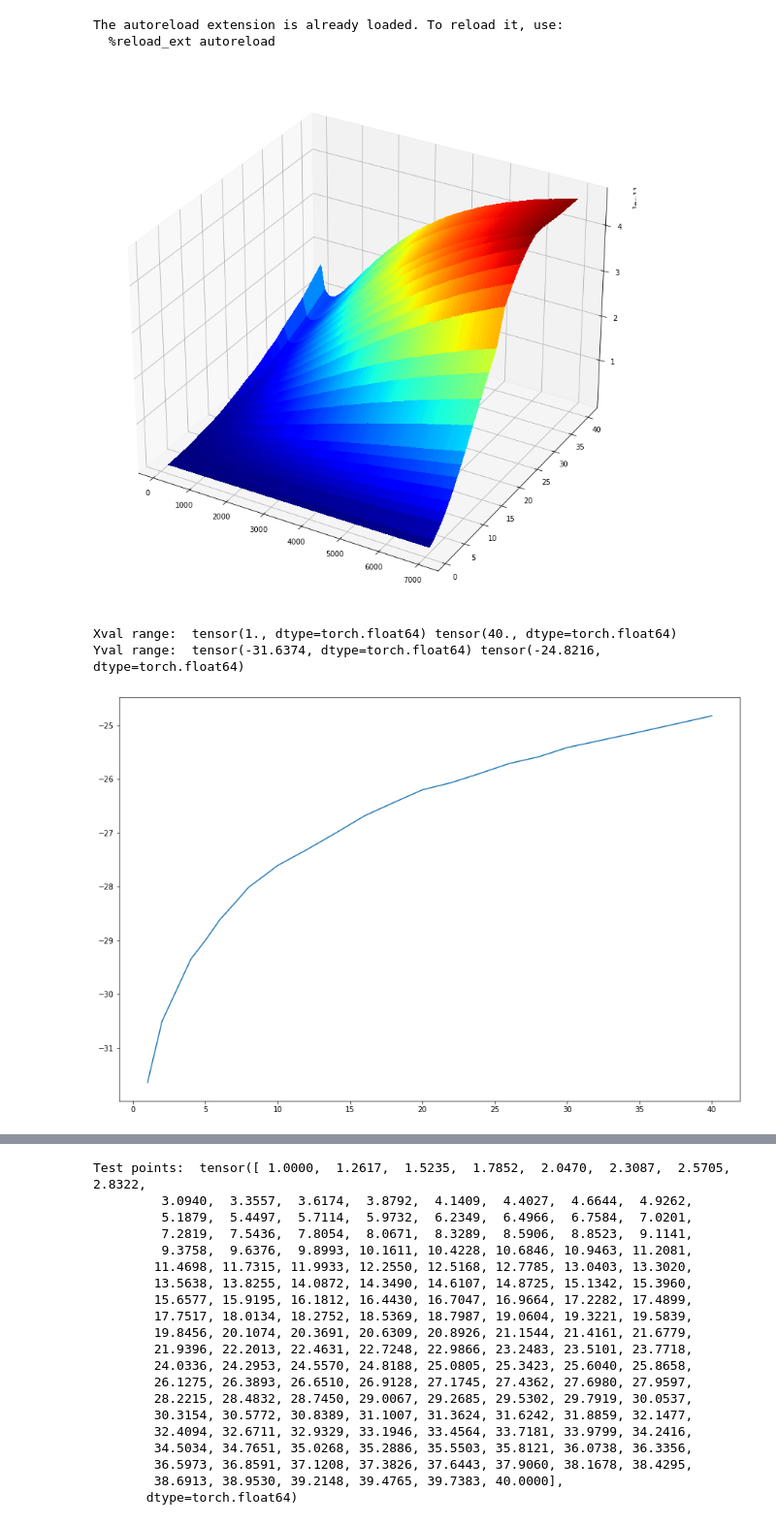
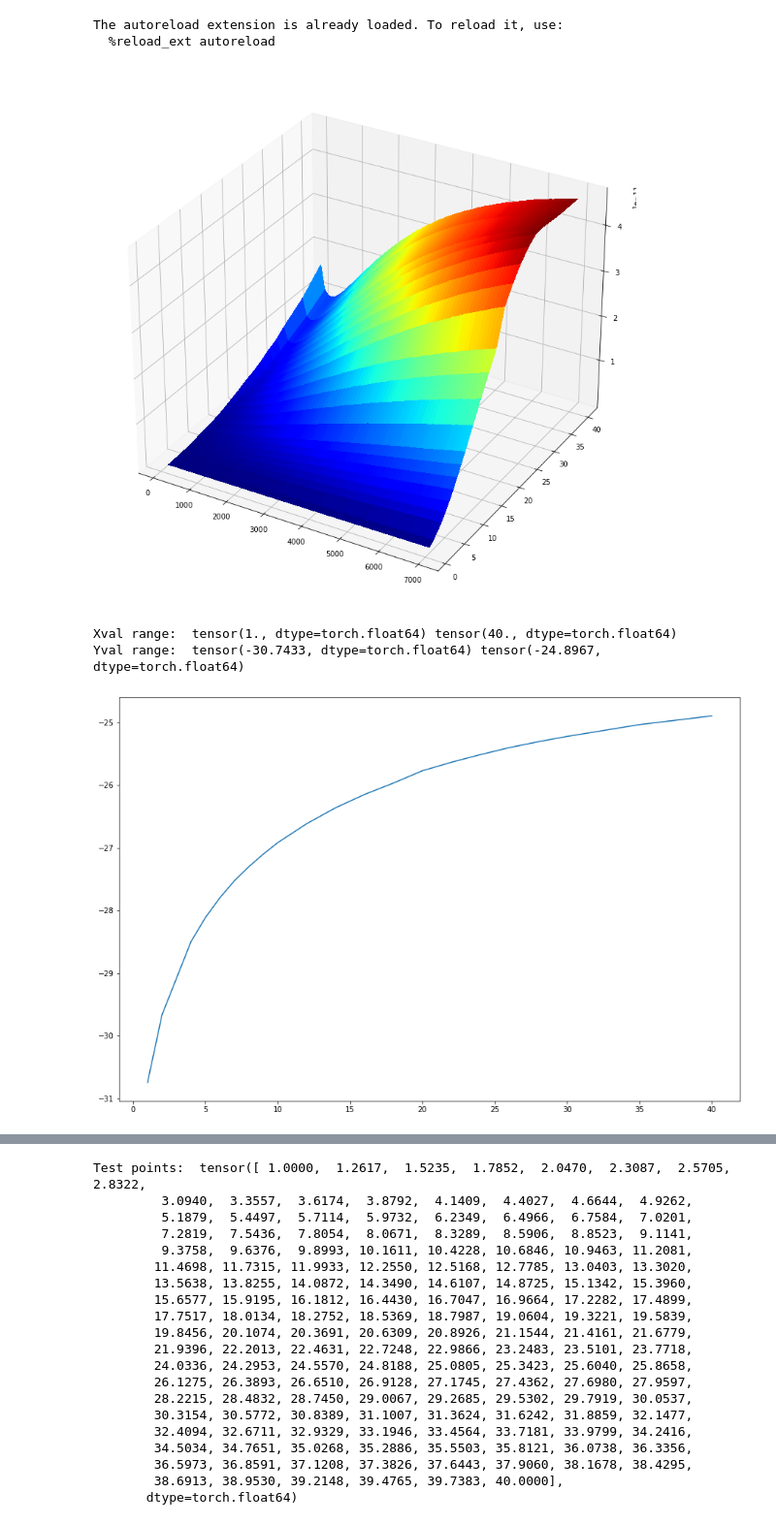
Before and after one commit to lstorchi/CurveFittingML, a Jupyter notebook: fittingviaGP.ipynb, the cells around one changed output, grey strips where cells are left out. Shown at 97% size. Saved outputs shown, nothing was run; the diff lists cells and outputs as text; code cells hidden in the pictures.

```diff
--- a/fittingviaGP.ipynb
+++ b/fittingviaGP.ipynb
@@ -98,33 +98,34 @@ plotfull3dcurve (df, vib_values, temp_values)
 
 train_x = torch.linspace(0, 1, len(vib_values), dtype=torch.float64)
 train_y = torch.linspace(0, 1, len(vib_values), dtype=torch.float64)
-
-selectedtemp = temp_values[0]
-
-for idx in range(len(vib_values)):
-    train_x[idx] = vib_values[idx]
-
-    yval = df[selectedtemp].values[idx]
-    #usinh log sdcale
-    yval = math.log(yval)
-    train_y[idx] = yval
-
-minx = torch.min(train_x)
-maxx = torch.max(train_x)
-print("Xval range: ", minx, maxx)
-
-miny = torch.min(train_y)
-maxy = torch.max(train_y)
-print("Yval range: ", miny, maxy)
-
-plt.plot(train_x.numpy(), train_y.numpy())
-plt.gcf().set_size_inches(15, 10)
-plt.show()
 # %% [output]
 [figure]
-Xval range:  tensor(1., dtype=torch.float64) tensor(40., dtype=torch.float64)
-Yval range:  tensor(-31.6374, dtype=torch.float64) tensor(-24.8216, dtype=torch.float64)
-[figure, removed]
+# %%
+selectedtemp = temp_values[10]
+
+for idx in range(len(vib_values)):
+    train_x[idx] = vib_values[idx]
+
+    yval = df[selectedtemp].values[idx]
+    #usinh log sdcale
+    yval = math.log(yval)
+    train_y[idx] = yval
+
+minx = torch.min(train_x)
+maxx = torch.max(train_x)
+print("Xval range: ", minx, maxx)
+
+miny = torch.min(train_y)
+maxy = torch.max(train_y)
+print("Yval range: ", miny, maxy)
+
+plt.plot(train_x.numpy(), train_y.numpy())
+plt.gcf().set_size_inches(15, 10)
+plt.show()
+# %% [output]
+Xval range:  tensor(1., dtype=torch.float64) tensor(40., dtype=torch.float64)
+Yval range:  tensor(-30.7433, dtype=torch.float64) tensor(-24.8967, dtype=torch.float64)
+[figure, added]
 # %%
 # We will use the simplest form of GP model, exact inference
 class ExactGPModel(gpytorch.models.ExactGP):
```
Also changed, not shown: parts of 2 cells of this notebook.
